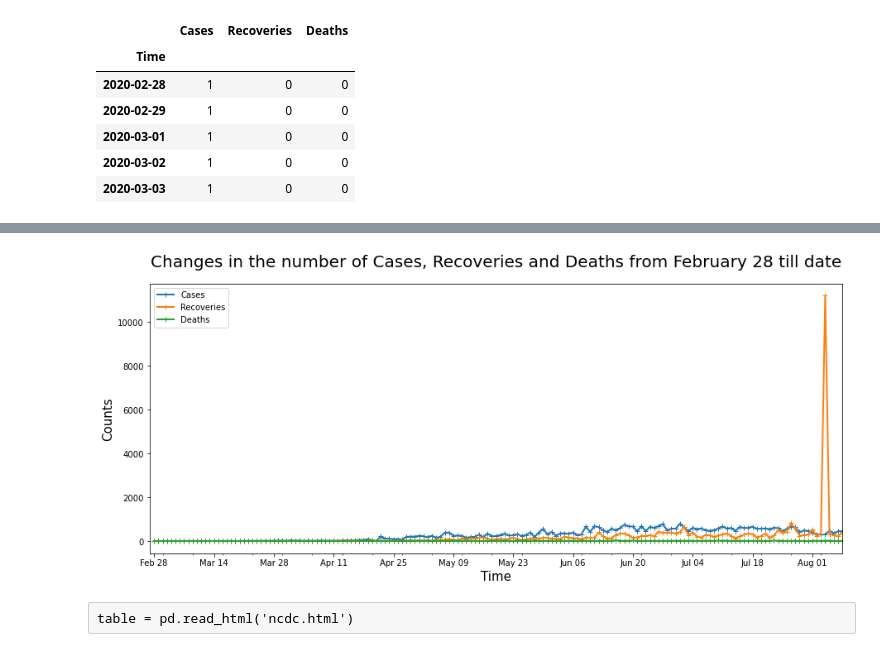
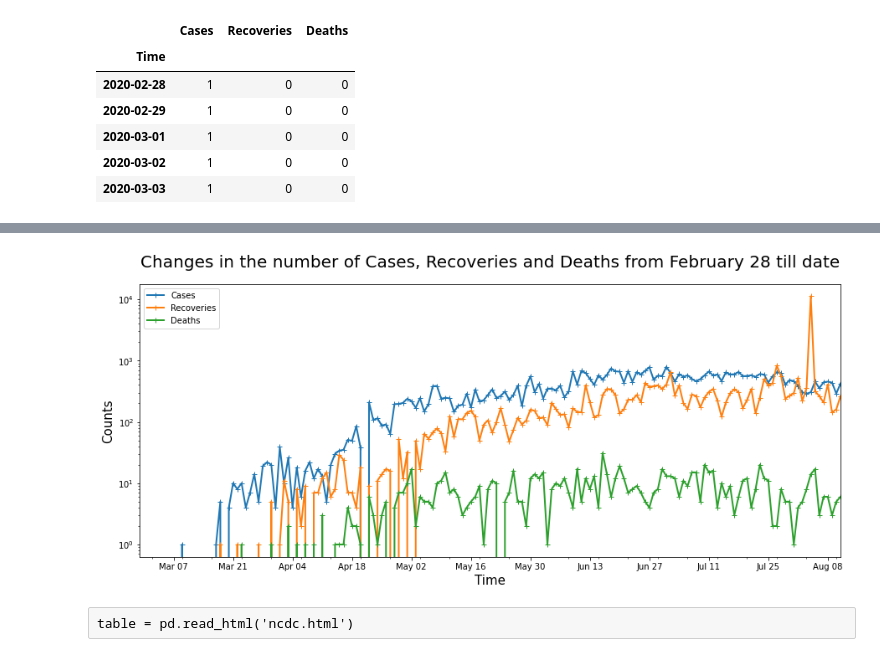
Before and after one commit to omotayo-alade/covid-19-nigeria, a Jupyter notebook: explore.ipynb, the cells around one changed output, grey strips where cells are left out. Drawn from its saved outputs; the diff is of its cells as text; code cells hidden in the pictures.

```diff
--- a/explore.ipynb
+++ b/explore.ipynb
@@ -389,19 +371,20 @@ plt.savefig('line-plot.png', dpi=150)
 # %%
 fig, ax = plt.subplots(figsize=(15, 6))
 time_series.diff().plot(ax=ax, linewidth=2, marker='+')
 ax.set_title('Changes in the number of Cases, Recoveries and Deaths from February 28 till date', fontdict={'fontsize': '20', 'fontweight' : '3'}, pad=20)
 ax.set_ylabel('Counts', fontdict={'fontsize': '15', 'fontweight' : '3'})
 ax.set_xlabel('Time', fontdict={'fontsize': '15', 'fontweight' : '3'})
 ax.set_xlim(time_series.index[0], time_series.index[-1])
 ax.legend(loc='upper left')
+ax.set_yscale('log')
 # Format x-tick labels as 3-letter month name and day number
 ax.xaxis.set_major_formatter(mdates.DateFormatter('%b %d'))
 # Format x-tick labels to show at 2 weeks interval
 ax.xaxis.set_major_locator(mdates.WeekdayLocator(interval=2))
 # Save figure
 plt.savefig('time-lag.png', dpi=150)
 # %% [output]
-[figure, old version]
+[figure, new version]
 # %% [raw]
 table = pd.read_html('ncdc.html')
 # %% [raw]
```
Also changed, not shown: parts of 14 cells of this notebook, 7 other files.
